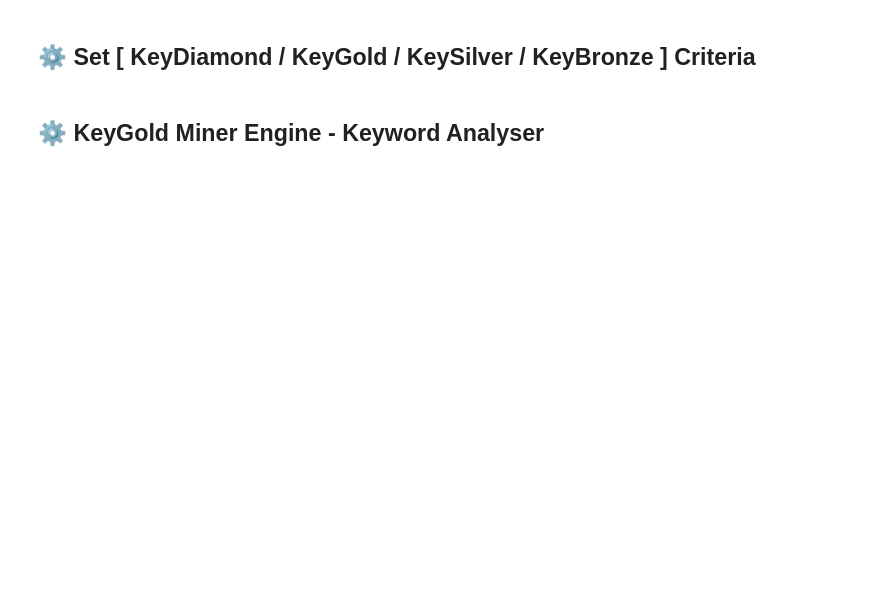
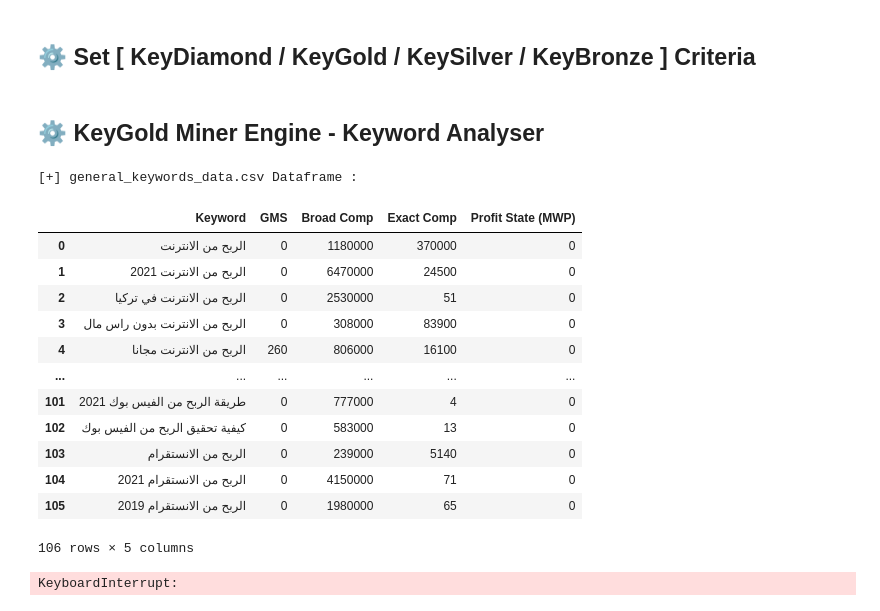
Before and after one commit to AbdelkarimBenMohammadiOfficial/KeyGold, a Jupyter notebook: keygold_notebook.ipynb, the cells around one changed output. Cells and saved outputs as stored; diff of their text form; code cells hidden in the pictures; blank space fills up the shorter version.

```diff
--- a/keygold_notebook.ipynb
+++ b/keygold_notebook.ipynb
@@ -48,6 +49,13 @@ options = webdriver.ChromeOptions()
 options.add_argument(r"--user-data-dir=C:\Users\root\AppData\Local\Google\Chrome\User Data") #e.g. C:\Users\You\AppData\Local\Google\Chrome\User Data
 options.add_argument(r'--profile-directory=Profile 7') #e.g. Profile 3driver = webdriver.Chrome(options=options)
 
+# Add Chrome Preferences
+chrome_prefs = {}
+options.experimental_options["prefs"] = chrome_prefs
+# Disable Images Download Preferences
+chrome_prefs["profile.default_content_settings"] = {"images": 2}
+chrome_prefs["profile.managed_default_content_settings"] = {"images": 2}
+
 # Launch browser & navigate
 driver = webdriver.Chrome(options=options)
 driver.implicitly_wait(30)
@@ -145,7 +155,7 @@ for keyword in keywords_list_lv2 :
     # 📌Secure Operation Function
     def secure_operation_enx():
         # Secure Operation / while element not exist
-        # loop while element not exist
+        # loop while [element/sb_form_q/search_box] not exist
         while True:
             targeted_elements_list = driver.find_elements_by_xpath('//*[@id="sb_form_q"]')
             if len(targeted_elements_list) < 1 :
@@ -180,7 +190,7 @@ for keyword in keywords_list_lv2 :
     #######
     driver.get(f'https://www.bing.com/search?q="{keyword}"')
     # 📌Call [ Secure Operation Function ]
-    secure_operation_enx()
+    secure_operation_enx() #if search_box not exist
     # Scrape [Exact results number]
     # 📌Call [scrape_results_number()] function to get Exact search results number
     exact_search_results_number = scrape_results_number()
@@ -229,31 +239,47 @@ for keyword in keywords_list_lv2 :
         current_keyword_profit_state = 0
         # Append it to current_keyword_data_list
         current_keyword_data_list.append(current_keyword_profit_state)
 
     #######
 
     #######
     # Append a row to output.csv ###
     #######
     # Open our existing CSV file in append mode
     # Create a file object for this file
-    with open('general_keywords_data.csv', 'a') as f_object:
+    with open('general_keywords_data.csv', 'a', encoding='utf-8') as f_object:
         # Pass this file object to csv.writer() and get a writer object
         writer_object = writer(f_object, lineterminator='\r')
 
         # Pass the list as an argument into the writerow()
         writer_object.writerow(current_keyword_data_list)
 
         #Close the file object
         f_object.close()
 
 
     # import general_keywords_data.csv to pandas dataframe
     general_keywords_data_df = pd.read_csv("general_keywords_data.csv")
 
     # Clear cell output
     clear_output(wait=True)
 
     # Show dataframe
     print("[+] general_keywords_data.csv Dataframe :")
     display(general_keywords_data_df)
+# %% [output]
+[+] general_keywords_data.csv Dataframe :
+|  | Keyword | GMS | Broad Comp | Exact Comp | Profit State (MWP) |
+| 0 | الربح من الانترنت | 0 | 1180000 | 370000 | 0 |
+| 1 | الربح من الانترنت 2021 | 0 | 6470000 | 24500 | 0 |
+| 2 | الربح من الانترنت في تركيا | 0 | 2530000 | 51 | 0 |
+| 3 | الربح من الانترنت بدون راس مال | 0 | 308000 | 83900 | 0 |
+| 4 | الربح من الانترنت مجانا | 260 | 806000 | 16100 | 0 |
+| ... | ... | ... | ... | ... | ... |
+| 101 | طريقة الربح من الفيس بوك 2021 | 0 | 777000 | 4 | 0 |
+| 102 | كيفية تحقيق الربح من الفيس بوك | 0 | 583000 | 13 | 0 |
+| 103 | الربح من الانستقرام | 0 | 239000 | 5140 | 0 |
+| 104 | الربح من الانستقرام 2021 | 0 | 4150000 | 71 | 0 |
+| 105 | الربح من الانستقرام 2019 | 0 | 1980000 | 65 | 0 |
+106 rows × 5 columns
+KeyboardInterrupt:
```
Also changed, not shown: parts of 3 cells of this notebook.
